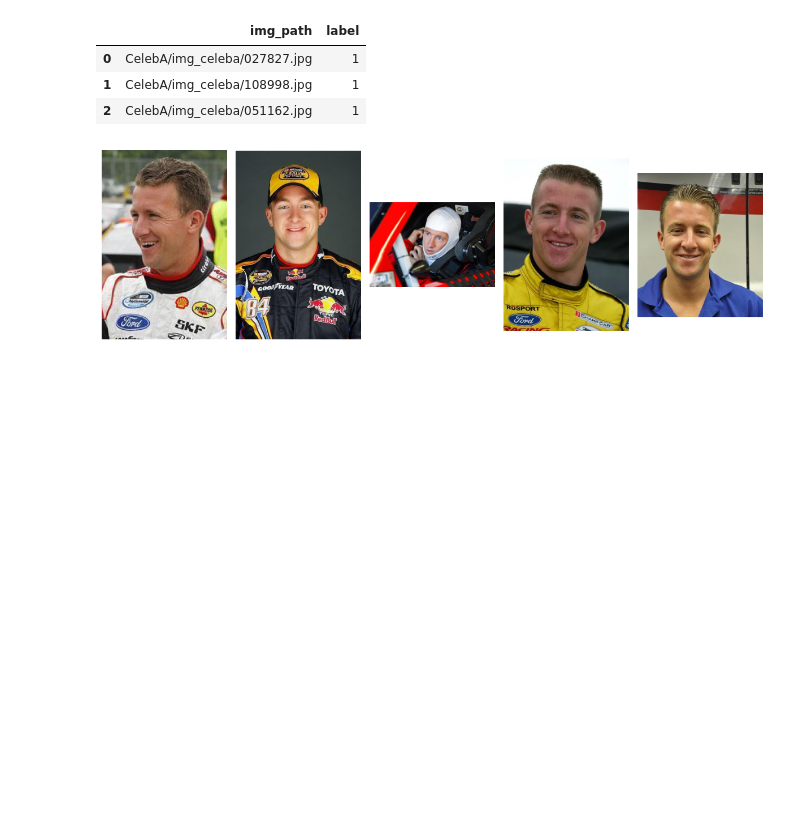
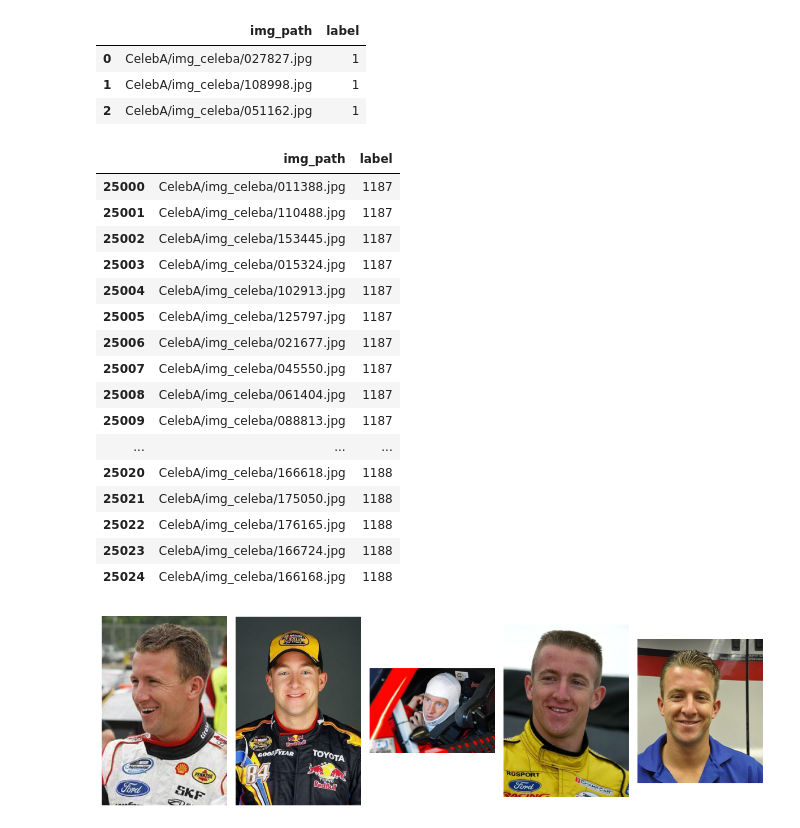
Before and after one commit to olegkorshunov/face_recognition, a Jupyter notebook: jupyter/eda.ipynb, the cells around one changed output. Saved outputs shown, nothing was run; the diff lists cells and outputs as text; code cells hidden in the pictures; blank space fills up the shorter version.

```diff
--- a/jupyter/eda.ipynb
+++ b/jupyter/eda.ipynb
@@ -26,6 +26,26 @@ df_identity.head(3)
 | 0 | CelebA/img_celeba/027827.jpg | 1 |
 | 1 | CelebA/img_celeba/108998.jpg | 1 |
 | 2 | CelebA/img_celeba/051162.jpg | 1 |
+# %%
+df_identity.iloc[list(range(25000, 25025)), :]
+# %% [output]
+|  | img_path | label |
+| 25000 | CelebA/img_celeba/011388.jpg | 1187 |
+| 25001 | CelebA/img_celeba/110488.jpg | 1187 |
+| 25002 | CelebA/img_celeba/153445.jpg | 1187 |
+| 25003 | CelebA/img_celeba/015324.jpg | 1187 |
+| 25004 | CelebA/img_celeba/102913.jpg | 1187 |
+| 25005 | CelebA/img_celeba/125797.jpg | 1187 |
+| 25006 | CelebA/img_celeba/021677.jpg | 1187 |
+| 25007 | CelebA/img_celeba/045550.jpg | 1187 |
+| 25008 | CelebA/img_celeba/061404.jpg | 1187 |
+| 25009 | CelebA/img_celeba/088813.jpg | 1187 |
+| ... | ... | ... |
+| 25020 | CelebA/img_celeba/166618.jpg | 1188 |
+| 25021 | CelebA/img_celeba/175050.jpg | 1188 |
+| 25022 | CelebA/img_celeba/176165.jpg | 1188 |
+| 25023 | CelebA/img_celeba/166724.jpg | 1188 |
+| 25024 | CelebA/img_celeba/166168.jpg | 1188 |
 # %%
 def display_image_grid(images_filepaths, cols=5):
     rows = len(images_filepaths) // cols
```
Also changed, not shown: 5 other files.
